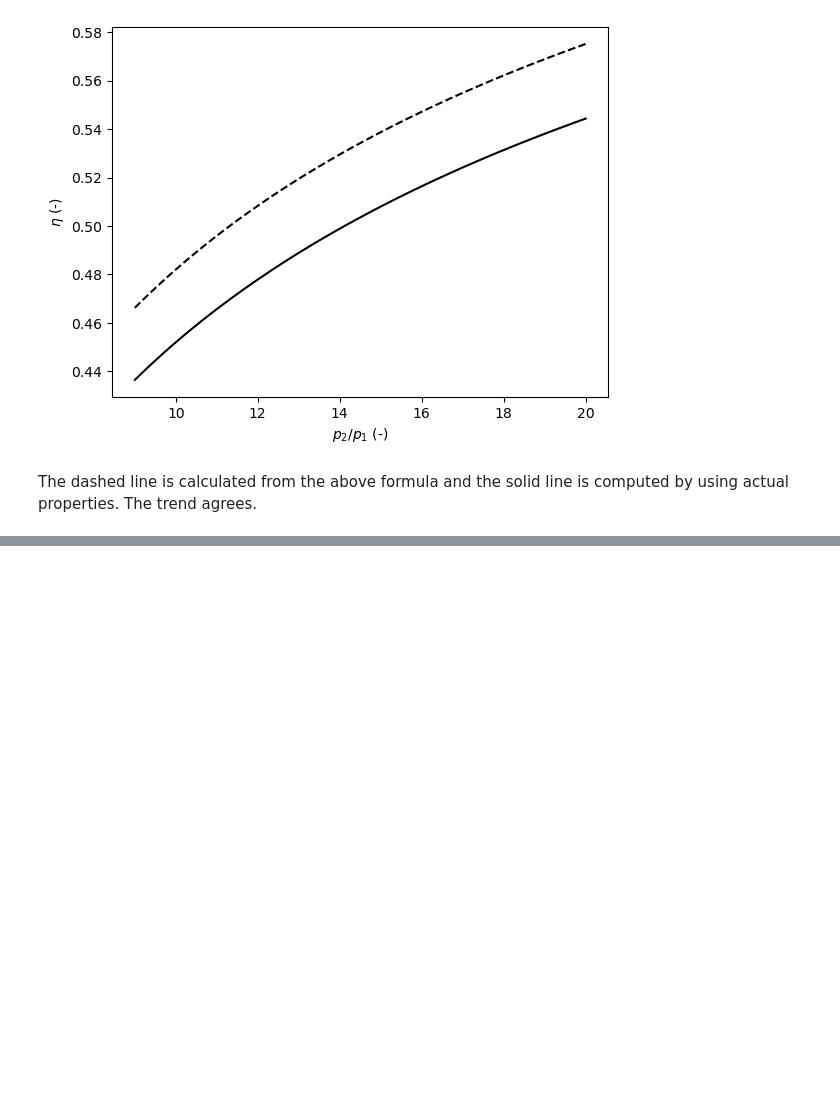
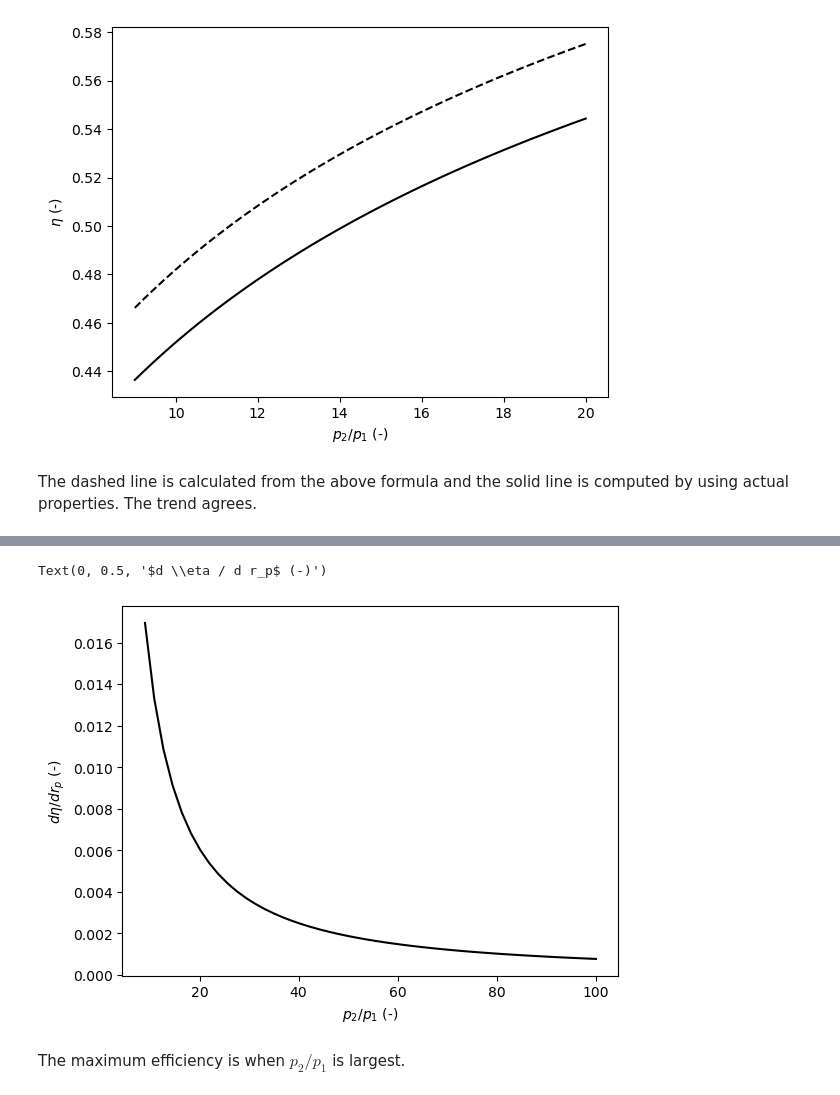
Before and after one commit to mtsn-lab/me146-246, a Jupyter notebook: scripts/braytonGasTurbinePowerPlant.ipynb, the cells around one changed output, grey strips where cells are left out. Saved outputs shown, nothing was run; the diff lists cells and outputs as text; code cells hidden in the pictures; blank space fills up the shorter version.

```diff
--- a/scripts/braytonGasTurbinePowerPlant.ipynb
+++ b/scripts/braytonGasTurbinePowerPlant.ipynb
@@ -348,0 +355,13 @@ The dashed line is calculated from the above formula and the solid line is compu
+# %%
+DetaDr = -((1-k)/k)*(rp_**(((1-k)/k)-1))
+
+rp_ = np.linspace(9,100)
+plt.plot(rp_, DetaDr, 'k-')
+
+plt.xlabel('$p_2/p_1$ (-)')
+plt.ylabel('$d \eta / d r_p$ (-)')
+# %% [output]
+Text(0, 0.5, '$d \\eta / d r_p$ (-)')
+[figure, added]
+# %% [markdown]
+The maximum efficiency is when $p_2/p_1$ is largest.
```
Also changed, not shown: parts of 1 cell of this notebook.
